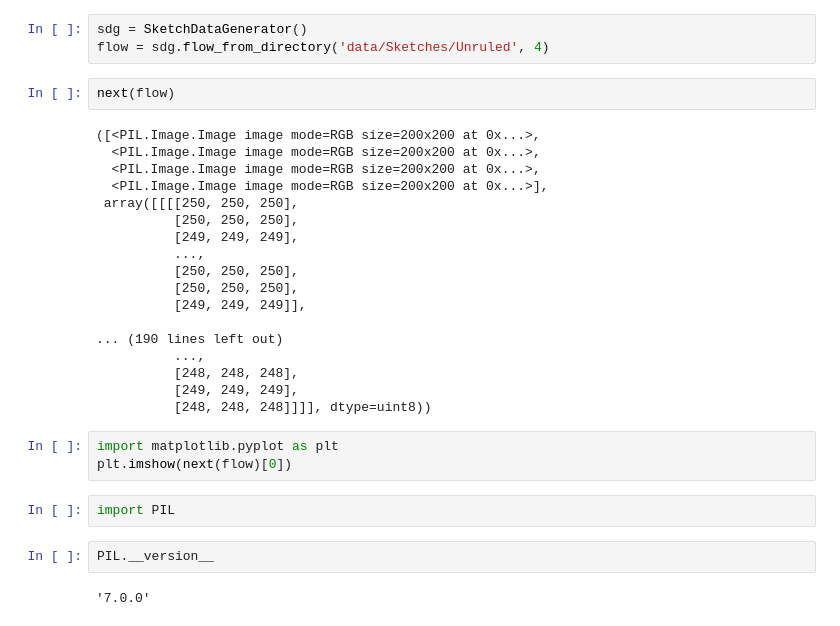
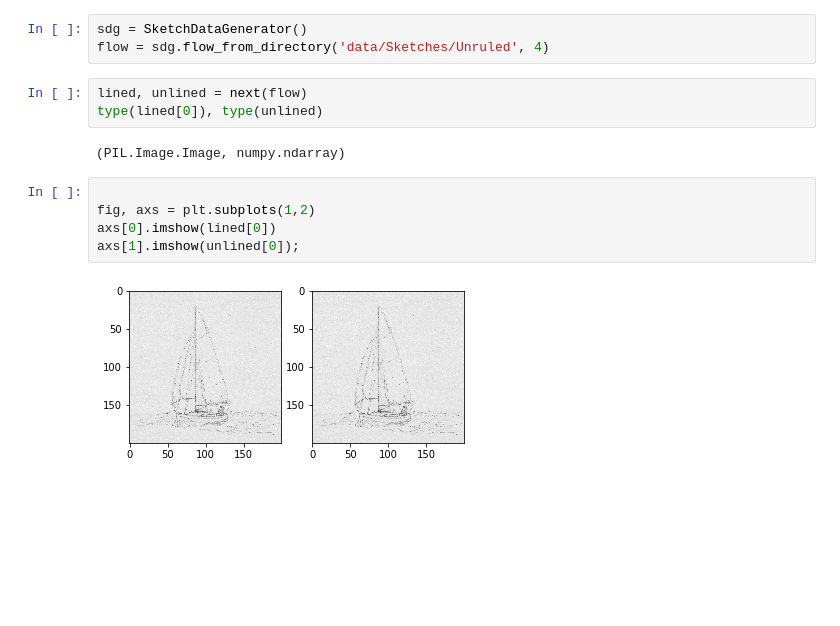
Before and after one commit to ljbelenky/line_remover, a Jupyter notebook: Untitled.ipynb, the cells around one changed output. Saved outputs shown, nothing was run; the diff lists cells and outputs as text; blank space fills up the shorter version.

```diff
--- a/Untitled.ipynb
+++ b/Untitled.ipynb
@@ -88,32 +129,15 @@ class SketchDataGenerator:
 # %%
 sdg = SketchDataGenerator()
 flow = sdg.flow_from_directory('data/Sketches/Unruled', 4)
-# %%
-next(flow)
-# %% [output]
-([<PIL.Image.Image image mode=RGB size=200x200 at 0x...>,
-  <PIL.Image.Image image mode=RGB size=200x200 at 0x...>,
-  <PIL.Image.Image image mode=RGB size=200x200 at 0x...>,
-  <PIL.Image.Image image mode=RGB size=200x200 at 0x...>],
- array([[[[250, 250, 250],
-          [250, 250, 250],
-          [249, 249, 249],
-          ...,
-          [250, 250, 250],
-          [250, 250, 250],
-          [249, 249, 249]],
-
-... (190 lines left out)
-          ...,
-          [248, 248, 248],
-          [249, 249, 249],
-          [248, 248, 248]]]], dtype=uint8))
-# %%
-import matplotlib.pyplot as plt
-plt.imshow(next(flow)[0])
-# %%
-import PIL
-# %%
-PIL.__version__
-# %% [output]
-'7.0.0'
+# %%
+lined, unlined = next(flow)
+type(lined[0]), type(unlined)
+# %% [output]
+(PIL.Image.Image, numpy.ndarray)
+# %%
+
+fig, axs = plt.subplots(1,2)
+axs[0].imshow(lined[0])
+axs[1].imshow(unlined[0]);
+# %% [output]
+[figure, added]
```
Also changed, not shown: parts of 4 cells of this notebook.
